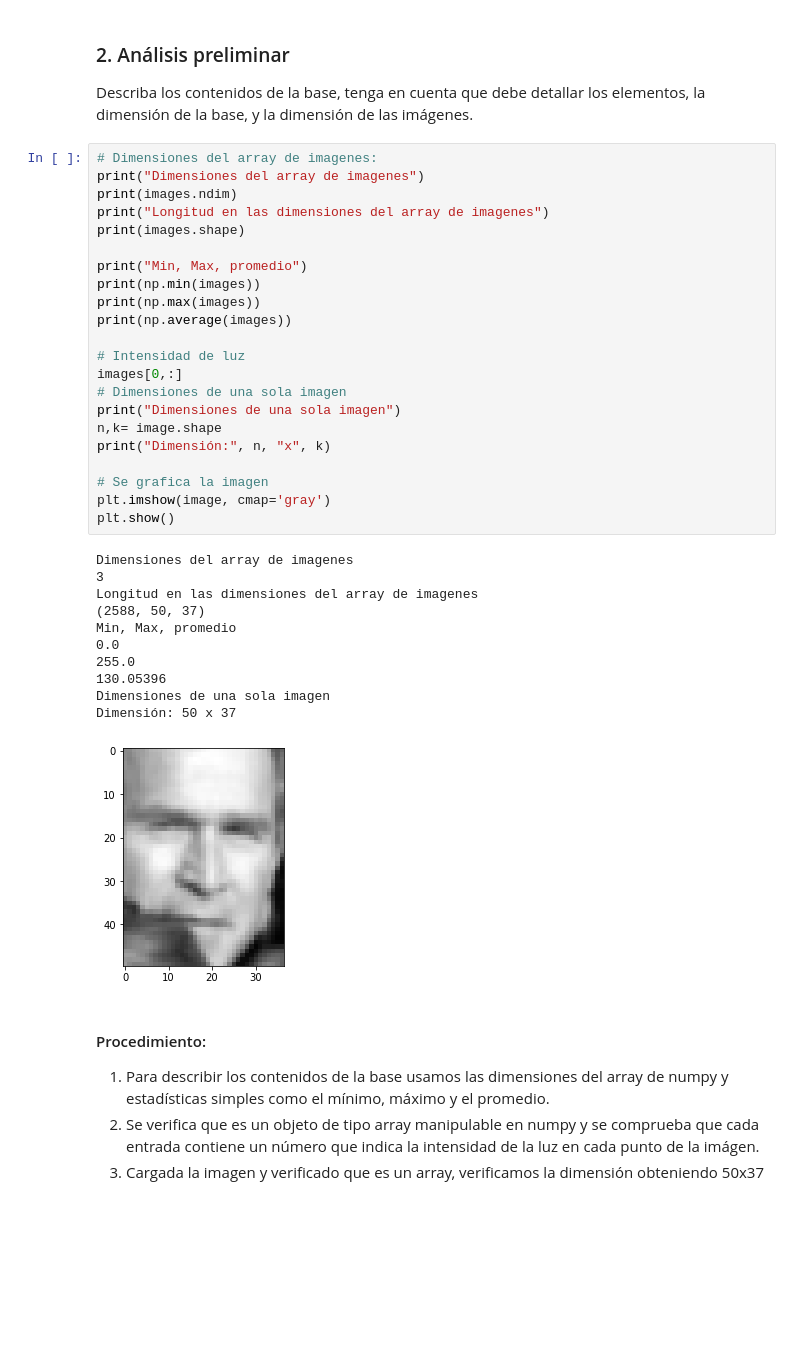
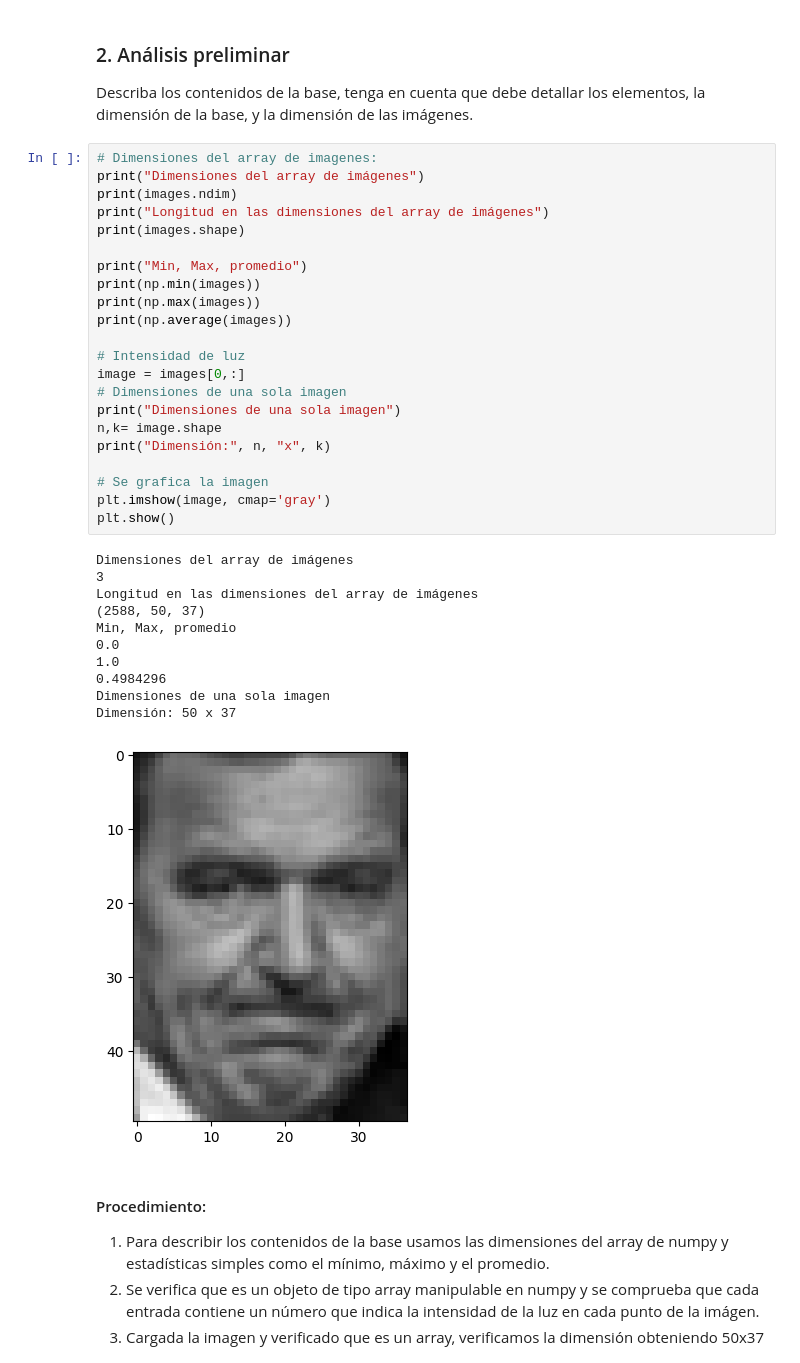
Before and after one commit to jddiaze/AprendizajeNoSupervisado, a Jupyter notebook: Semana2/S2_LC_Taller_SVD.ipynb, the cells around one changed output. Drawn from its saved outputs; the diff is of its cells as text; blank space fills up the shorter version.

```diff
--- a/Semana2/S2_LC_Taller_SVD.ipynb
+++ b/Semana2/S2_LC_Taller_SVD.ipynb
@@ -97,38 +97,38 @@ print("Guardadas todas las imágenes para individuos con al menos 25 imágenes")
 Describa los contenidos de la base, tenga en cuenta que debe detallar los elementos, la dimensión de la base, y la dimensión de las imágenes.
 # %%
 # Dimensiones del array de imagenes:
-print("Dimensiones del array de imagenes")
+print("Dimensiones del array de imágenes")
 print(images.ndim)
-print("Longitud en las dimensiones del array de imagenes")
+print("Longitud en las dimensiones del array de imágenes")
 print(images.shape)
 
 print("Min, Max, promedio")
 print(np.min(images))
 print(np.max(images))
 print(np.average(images))
 
 # Intensidad de luz
-images[0,:]
+image = images[0,:]
 # Dimensiones de una sola imagen
 print("Dimensiones de una sola imagen")
 n,k= image.shape
 print("Dimensión:", n, "x", k)
 
 # Se grafica la imagen
 plt.imshow(image, cmap='gray')
 plt.show()
 # %% [output]
-Dimensiones del array de imagenes
+Dimensiones del array de imágenes
 3
-Longitud en las dimensiones del array de imagenes
+Longitud en las dimensiones del array de imágenes
 (2588, 50, 37)
 Min, Max, promedio
 0.0
-255.0
-130.05396
+1.0
+0.4984296
 Dimensiones de una sola imagen
 Dimensión: 50 x 37
-[figure, old version]
+[figure, new version]
 # %% [markdown]
 #### Procedimiento:
 1. Para describir los contenidos de la base usamos las dimensiones del array de numpy y estadísticas simples como el mínimo, máximo y el promedio.
```
Also changed, not shown: parts of 9 cells of this notebook.
